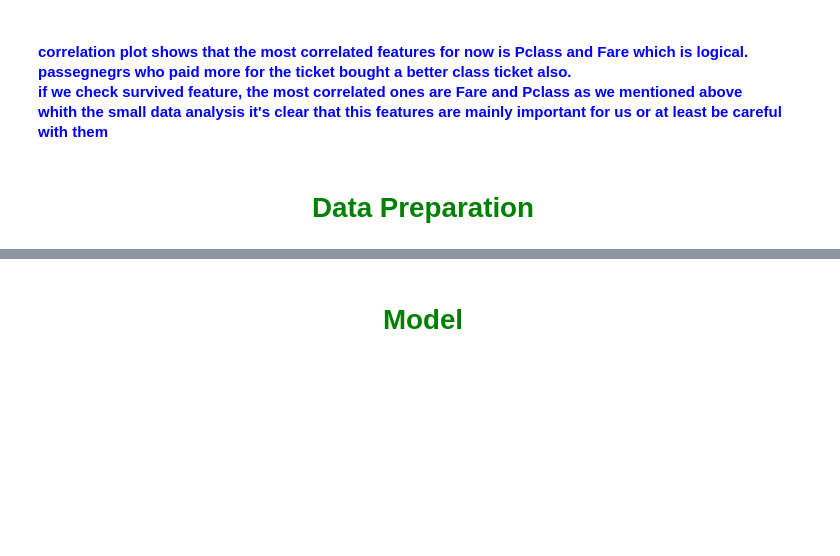
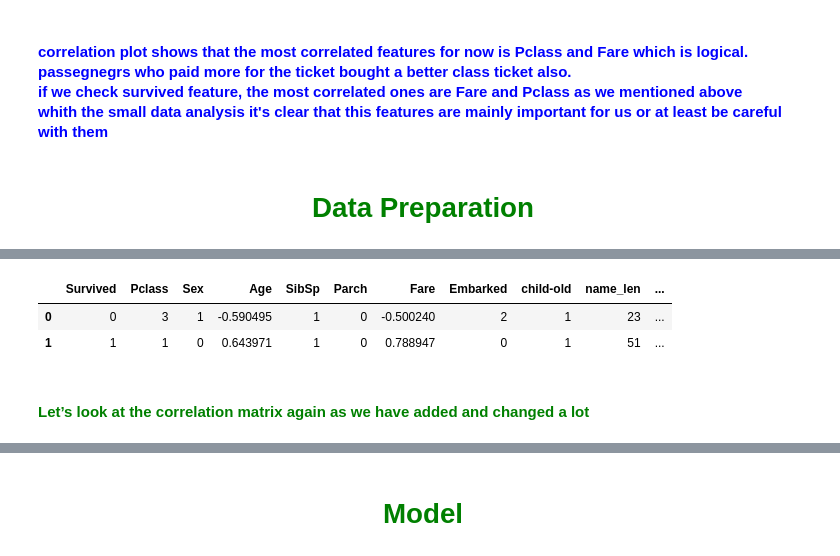
Before and after one commit to RRaphaell/kaggle_titanic, a Jupyter notebook: titanic_survival_prediction.ipynb, the cells around one changed output, grey strips where cells are left out. Drawn from its saved outputs; the diff is of its cells as text; code cells hidden in the pictures; blank space fills up the shorter version.

```diff
--- a/titanic_survival_prediction.ipynb
+++ b/titanic_survival_prediction.ipynb
@@ -248,6 +287,14 @@ encoded_dict = get_encoded_dict(df_train, ["Sex", "Embarked"])
 
 df_train = df_train.replace(encoded_dict)
 df_test = df_test.replace(encoded_dict)
+# %%
+df_train.head(2)
+# %% [output]
+|  | Survived | Pclass | Sex | Age | SibSp | Parch | Fare | Embarked | child-old | name_len | ... |
+| 0 | 0 | 3 | 1 | -0.590495 | 1 | 0 | -0.500240 | 2 | 1 | 23 | ... |
+| 1 | 1 | 1 | 0 | 0.643971 | 1 | 0 | 0.788947 | 0 | 1 | 51 | ... |
+# %% [markdown]
+#### <span style="color:green">  Let’s look at the correlation matrix again as we have added and changed a lot
 # %%
 matrix = df_train.corr()
 f, ax = plt.subplots(figsize=(12, 6))
```
Also changed, not shown: parts of 19 cells of this notebook.
